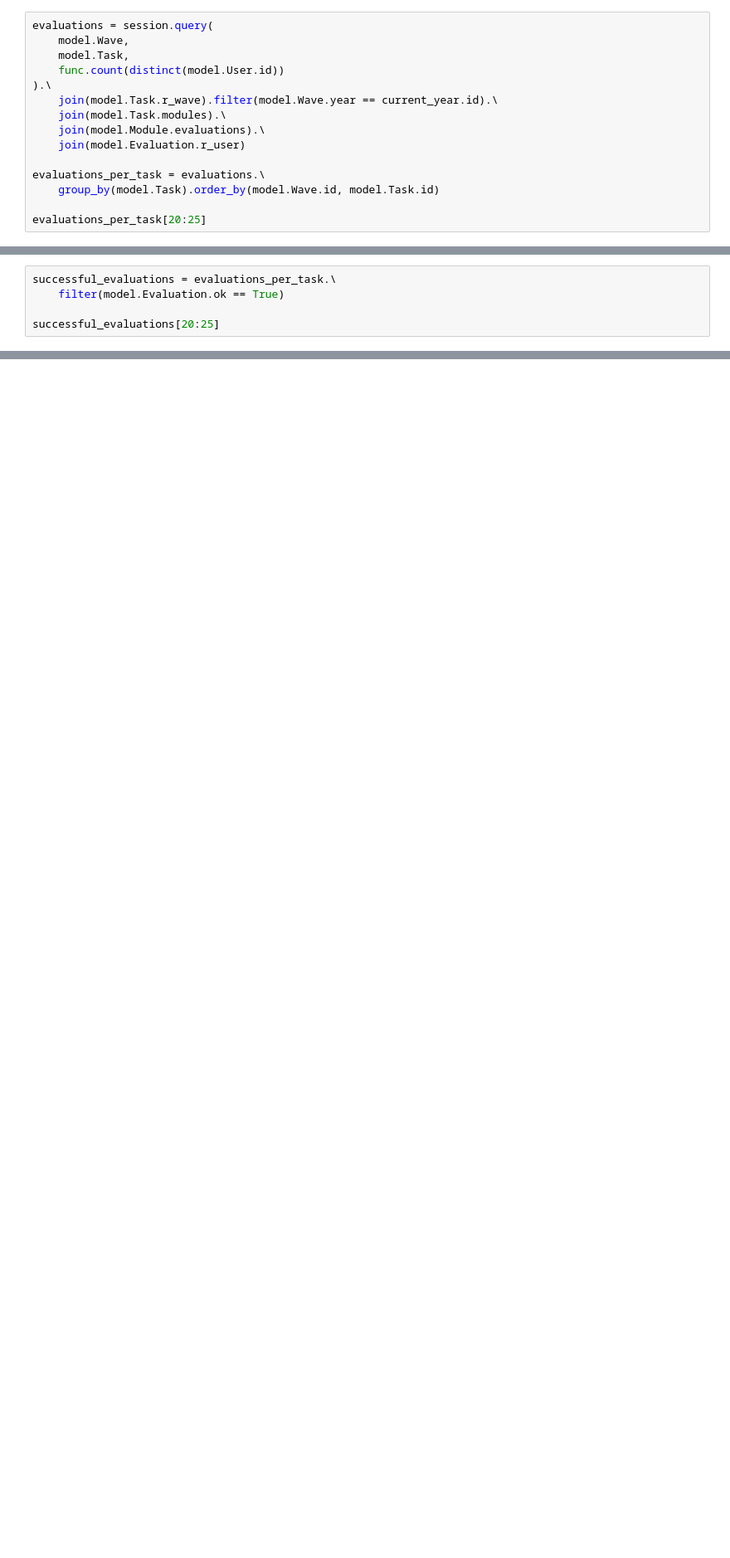
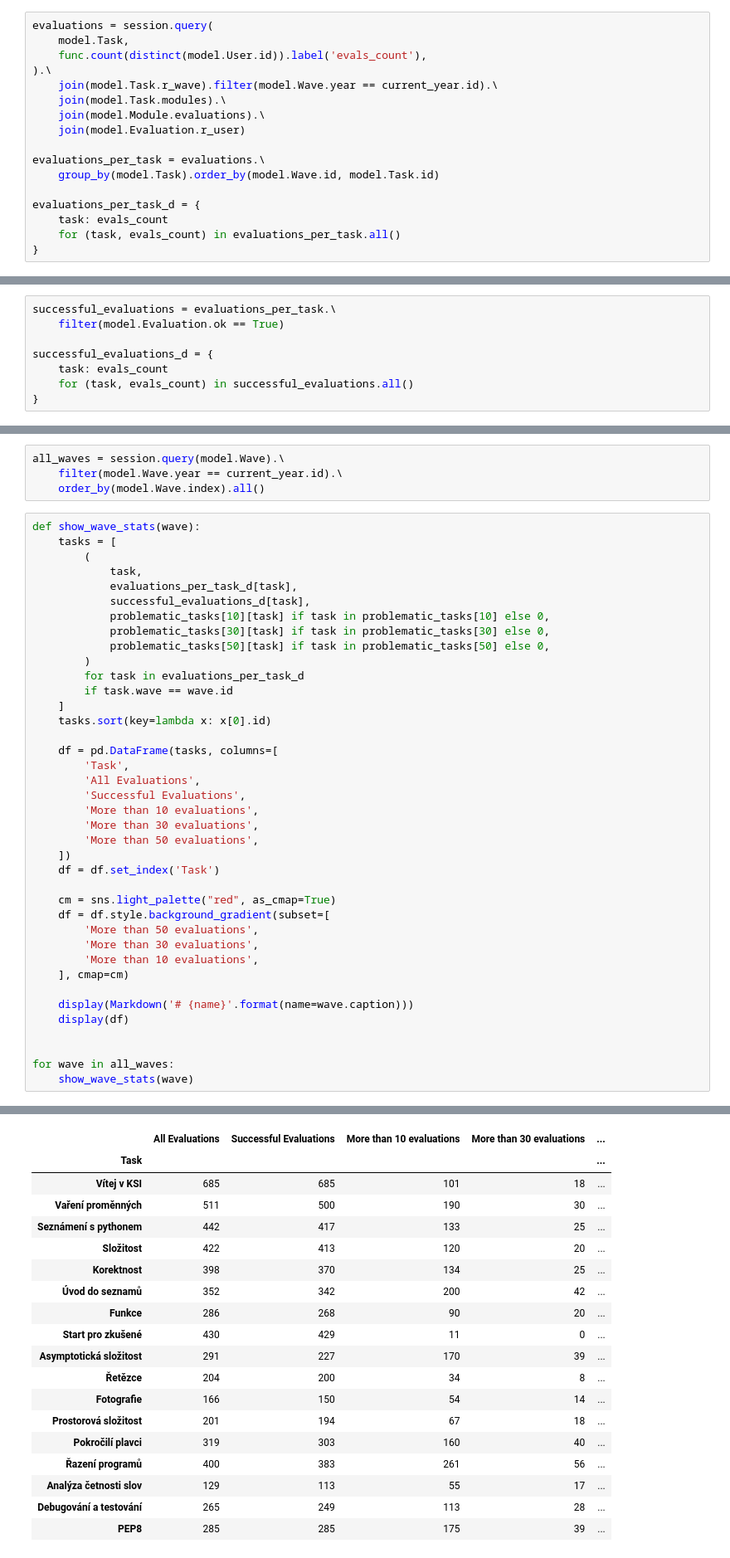
Before and after one commit to fi-ksi/dashboard-alpha, a Jupyter notebook: notebooks/tasks.ipynb, the cells around one changed output, grey strips where cells are left out. Shown at 83% size. Drawn from its saved outputs; the diff is of its cells as text; blank space fills up the shorter version.

Commit message:
Tasks: show table with evaluations count.

```diff
--- a/notebooks/tasks.ipynb
+++ b/notebooks/tasks.ipynb
@@ -17,9 +19,8 @@ from db import session
 import model
 # %%
 evaluations = session.query(
-    model.Wave,
     model.Task,
-    func.count(distinct(model.User.id))
+    func.count(distinct(model.User.id)).label('evals_count'),
 ).\
     join(model.Task.r_wave).filter(model.Wave.year == current_year.id).\
     join(model.Task.modules).\
@@ -29,4 +30,7 @@ evaluations = session.query(
 evaluations_per_task = evaluations.\
     group_by(model.Task).order_by(model.Wave.id, model.Task.id)
 
-evaluations_per_task[20:25]
+evaluations_per_task_d = {
+    task: evals_count
+    for (task, evals_count) in evaluations_per_task.all()
+}
@@ -40,4 +38,7 @@ evaluations_per_task[20:25]
 successful_evaluations = evaluations_per_task.\
     filter(model.Evaluation.ok == True)
 
-successful_evaluations[20:25]
+successful_evaluations_d = {
+    task: evals_count
+    for (task, evals_count) in successful_evaluations.all()
+}
@@ -76,0 +70,44 @@ for limit, users in problematic_tasks.items():
+# %%
+all_waves = session.query(model.Wave).\
+    filter(model.Wave.year == current_year.id).\
+    order_by(model.Wave.index).all()
+# %%
+def show_wave_stats(wave):
+    tasks = [
+        (
+            task,
+            evaluations_per_task_d[task],
+            successful_evaluations_d[task],
+            problematic_tasks[10][task] if task in problematic_tasks[10] else 0,
+            problematic_tasks[30][task] if task in problematic_tasks[30] else 0,
+            problematic_tasks[50][task] if task in problematic_tasks[50] else 0,
+        )
+        for task in evaluations_per_task_d
+        if task.wave == wave.id
+    ]
+    tasks.sort(key=lambda x: x[0].id)
+
+    df = pd.DataFrame(tasks, columns=[
+        'Task',
+        'All Evaluations',
+        'Successful Evaluations',
+        'More than 10 evaluations',
+        'More than 30 evaluations',
+        'More than 50 evaluations',
+    ])
+    df = df.set_index('Task')
+
+    cm = sns.light_palette("red", as_cmap=True)
+    df = df.style.background_gradient(subset=[
+        'More than 50 evaluations',
+        'More than 30 evaluations',
+        'More than 10 evaluations',
+    ], cmap=cm)
+
+    display(Markdown('# {name}'.format(name=wave.caption)))
+    display(df)
+
+
+for wave in all_waves:
+    show_wave_stats(wave)
+# %% [output]
@@ -76,0 +115,19 @@ for limit, users in problematic_tasks.items():
+|  | All Evaluations | Successful Evaluations | More than 10 evaluations | More than 30 evaluations | ... |
+| Task |  |  |  |  | ... |
+| Vítej v KSI | 685 | 685 | 101 | 18 | ... |
+| Vaření proměnných | 511 | 500 | 190 | 30 | ... |
+| Seznámení s pythonem | 442 | 417 | 133 | 25 | ... |
+| Složitost | 422 | 413 | 120 | 20 | ... |
+| Korektnost | 398 | 370 | 134 | 25 | ... |
+| Úvod do seznamů | 352 | 342 | 200 | 42 | ... |
+| Funkce | 286 | 268 | 90 | 20 | ... |
+| Start pro zkušené | 430 | 429 | 11 | 0 | ... |
+| Asymptotická složitost | 291 | 227 | 170 | 39 | ... |
+| Řetězce | 204 | 200 | 34 | 8 | ... |
+| Fotografie | 166 | 150 | 54 | 14 | ... |
+| Prostorová složitost | 201 | 194 | 67 | 18 | ... |
+| Pokročilí plavci | 319 | 303 | 160 | 40 | ... |
+| Řazení programů | 400 | 383 | 261 | 56 | ... |
+| Analýza četnosti slov | 129 | 113 | 55 | 17 | ... |
+| Debugování a testování | 265 | 249 | 113 | 28 | ... |
+| PEP8 | 285 | 285 | 175 | 39 | ... |
```
Also changed, not shown: parts of 5 cells of this notebook.
